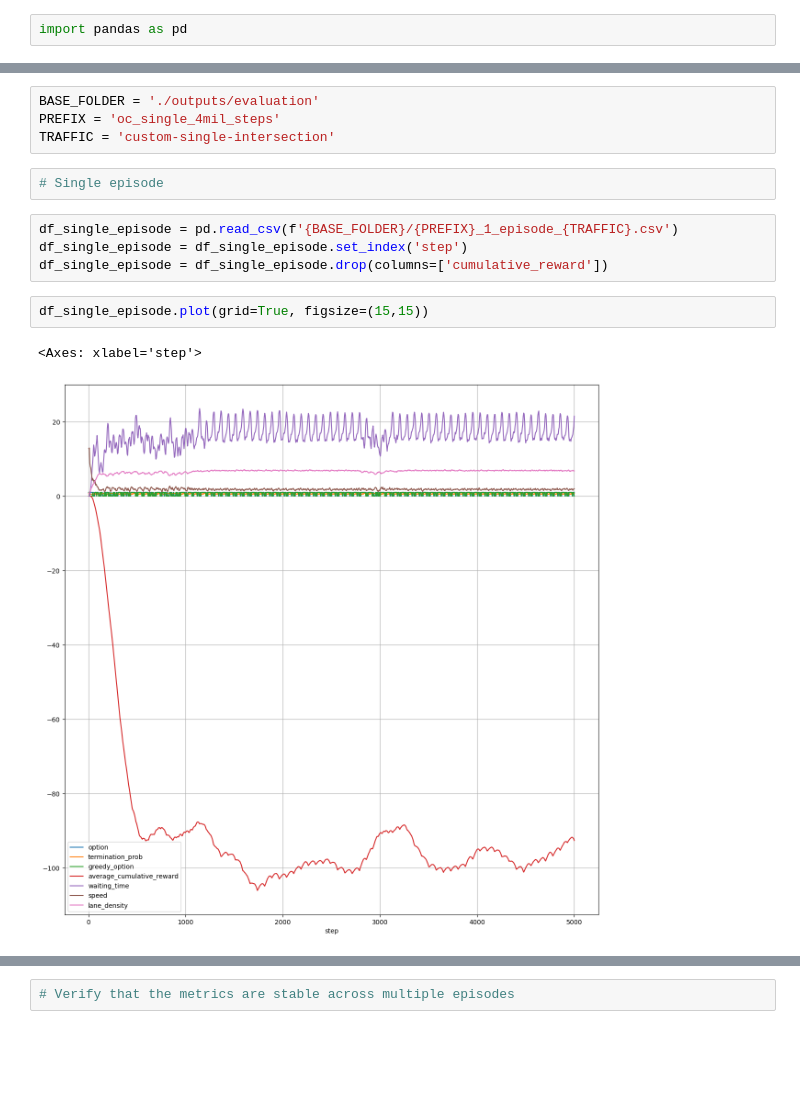
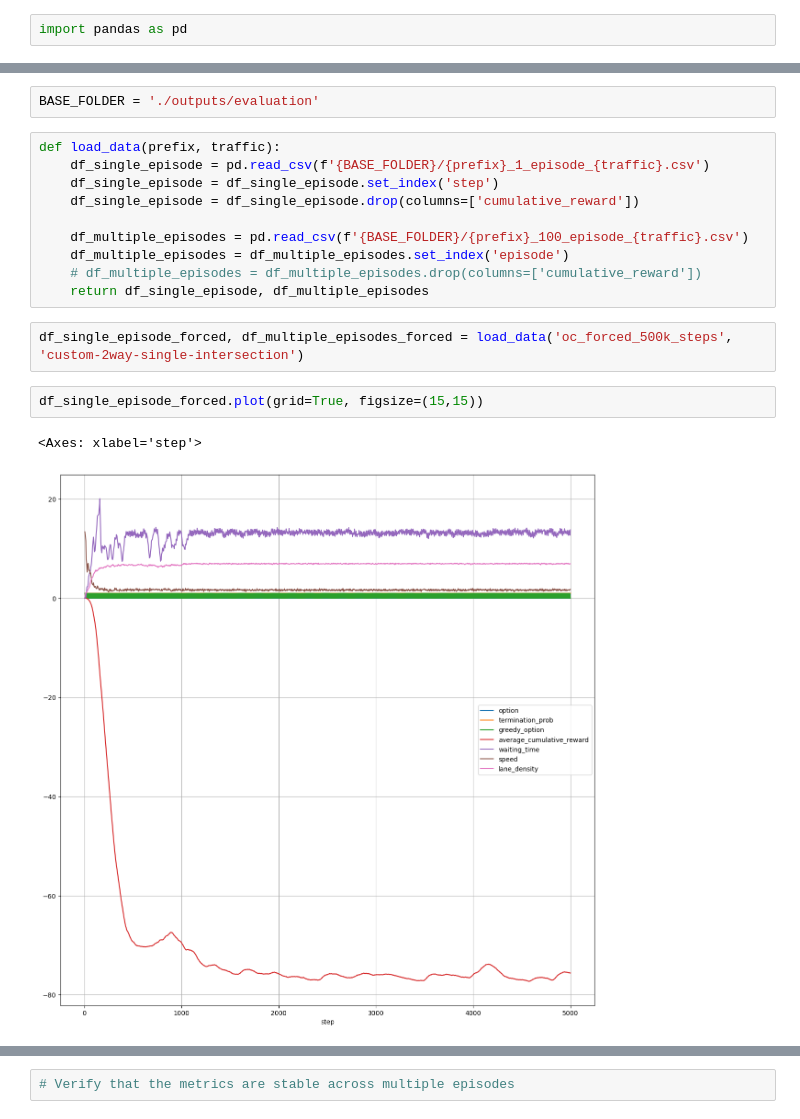
Before and after one commit to Ouroboros4991/MasterThesis2024, a Jupyter notebook: Visualize_evaluation.ipynb, the cells around one changed output, grey strips where cells are left out. Saved outputs shown, nothing was run; the diff lists cells and outputs as text; blank space fills up the shorter version.

```diff
--- a/Visualize_evaluation.ipynb
+++ b/Visualize_evaluation.ipynb
@@ -7,15 +3,19 @@ TRAFFIC = 'custom-2way-single-intersection'
 # %%
 BASE_FOLDER = './outputs/evaluation'
-PREFIX = 'oc_single_4mil_steps'
-TRAFFIC = 'custom-single-intersection'
-# %%
-# Single episode
-# %%
-df_single_episode = pd.read_csv(f'{BASE_FOLDER}/{PREFIX}_1_episode_{TRAFFIC}.csv')
-df_single_episode = df_single_episode.set_index('step')
-df_single_episode = df_single_episode.drop(columns=['cumulative_reward'])
+# %%
+def load_data(prefix, traffic):
+    df_single_episode = pd.read_csv(f'{BASE_FOLDER}/{prefix}_1_episode_{traffic}.csv')
+    df_single_episode = df_single_episode.set_index('step')
+    df_single_episode = df_single_episode.drop(columns=['cumulative_reward'])
+
+    df_multiple_episodes = pd.read_csv(f'{BASE_FOLDER}/{prefix}_100_episode_{traffic}.csv')
+    df_multiple_episodes = df_multiple_episodes.set_index('episode')
+    # df_multiple_episodes = df_multiple_episodes.drop(columns=['cumulative_reward'])
+    return df_single_episode, df_multiple_episodes
+# %%
+df_single_episode_forced, df_multiple_episodes_forced = load_data('oc_forced_500k_steps', 'custom-2way-single-intersection')
 # %%
-df_single_episode.plot(grid=True, figsize=(15,15))
+df_single_episode_forced.plot(grid=True, figsize=(15,15))
 # %% [output]
 <Axes: xlabel='step'>
-[figure, old version]
+[figure, new version]
```
Also changed, not shown: parts of 10 cells of this notebook, 12 other files.
